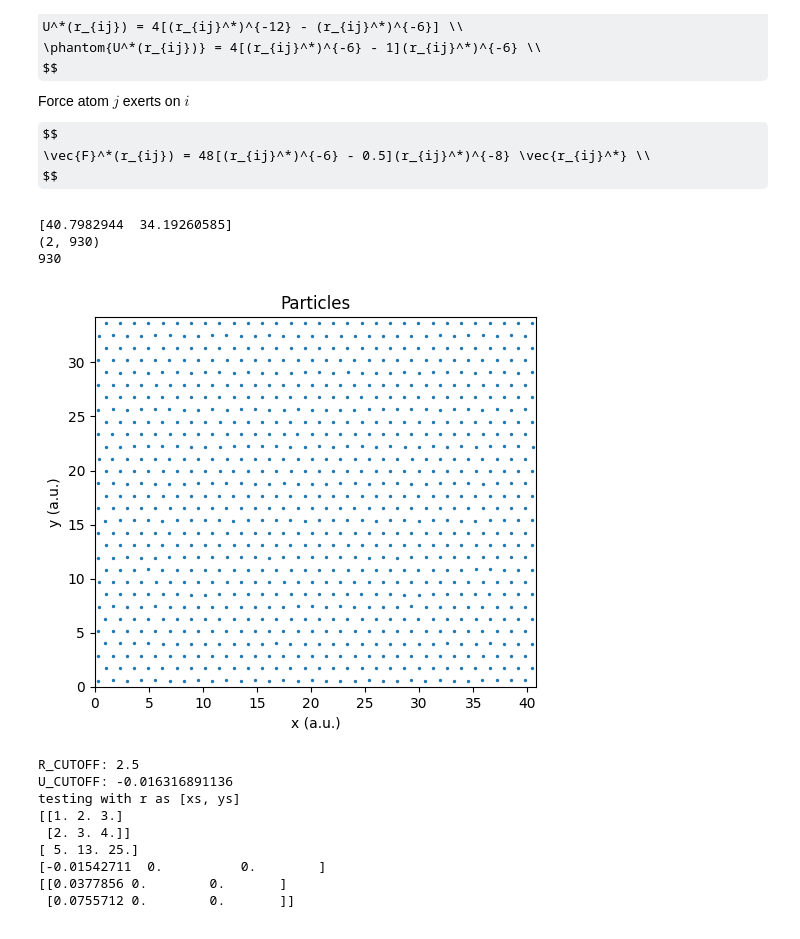
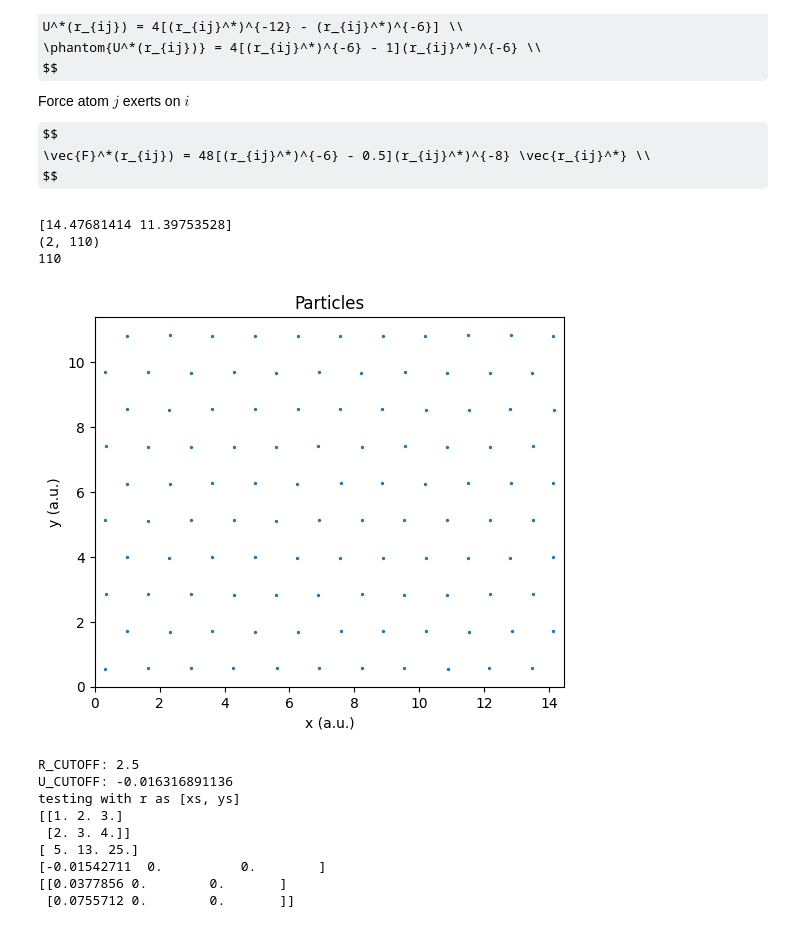
Before and after one commit to julius-clegg/Molecular-Dynamics-Simulation, a Jupyter notebook: PHYS2020 Project.ipynb, the cells around one changed output. Saved outputs shown, nothing was run; the diff lists cells and outputs as text; code cells hidden in the pictures; some formulas as TeX source.

```diff
--- a/PHYS2020 Project.ipynb
+++ b/PHYS2020 Project.ipynb
@@ -27,7 +27,7 @@ $$
 rng = np.random.default_rng(seed=102)
 
 X_U_MIN = 2**(1/6)*1
-N_L = 30
+N_L = 10
 # N = N_L*N_L
 DIM = 2
 
@@ -61,37 +61,37 @@ def generate_triangular_lattice(den,n):
     r = np.vstack(list(map(np.concatenate,rmat)))
     N = len(r[0])
     L = max(l_wrap)
     s_wrap = l_wrap / L
     r /= L
     return r, L, s_wrap, N
 
 # generate lattice positions
 r,L,wrap,N = generate_triangular_lattice(DENSITY,N_L)
 wrap = np.array(wrap)
 print(wrap*L)
 # add small random displacements
 r += rng.uniform(-RANDOM_DISPLACEMENT,RANDOM_DISPLACEMENT,r.shape)/L
 print(r.shape)
 print(N)
 
 T_i = 0.5
 v = rng.normal(0, T_i**0.5, (DIM,N))
 
 r0,v0 = r,v
 
 plt.title("Particles")
 plt.xlim(0, wrap[0]*L)
 plt.ylim(0, wrap[1]*L)
 plt.xlabel("x (a.u.)")
 plt.ylabel("y (a.u.)")
 plt.gca().set_aspect('equal')
 plt.scatter(*r*L, s=2)
 plt.show()
 # %% [output]
-[40.7982944  34.19260585]
-(2, 930)
-930
+[14.47681414 11.39753528]
+(2, 110)
+110
-[figure, old version]
+[figure, new version]
 # %%
 def magnitude2(x):
     return (x*x).sum(axis=0)
```
Also changed, not shown: parts of 10 cells of this notebook, 1 other file.
